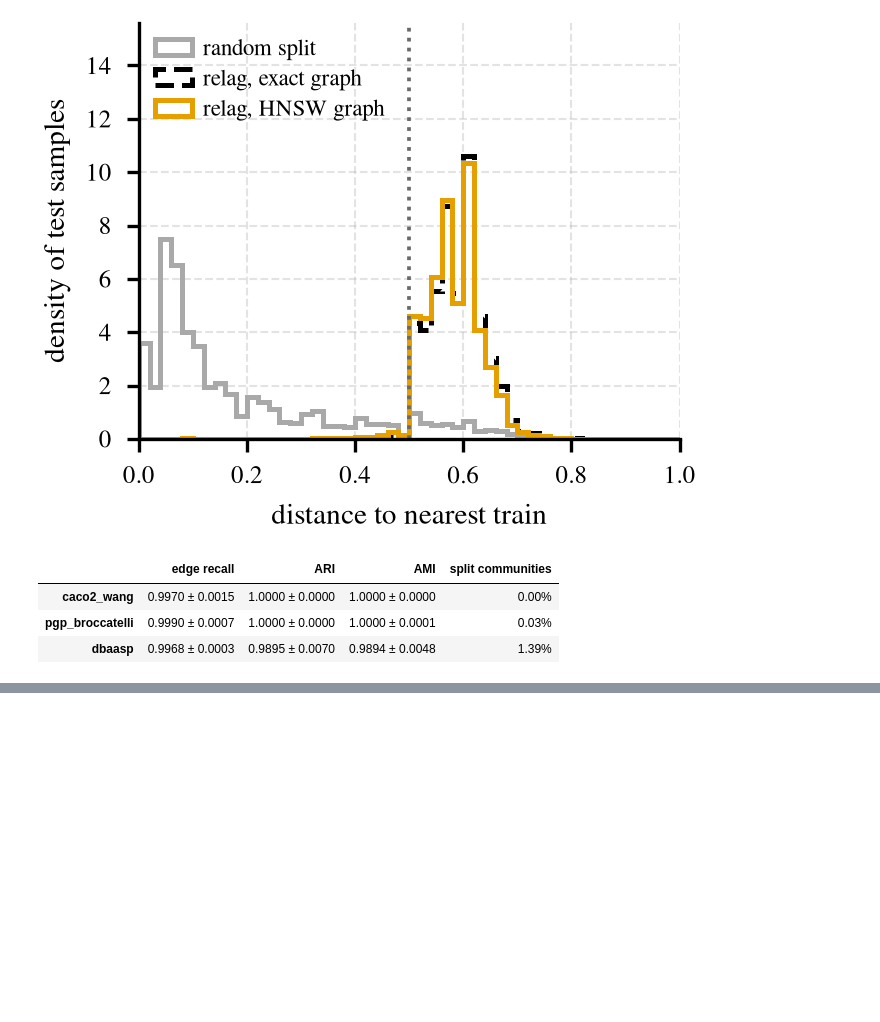
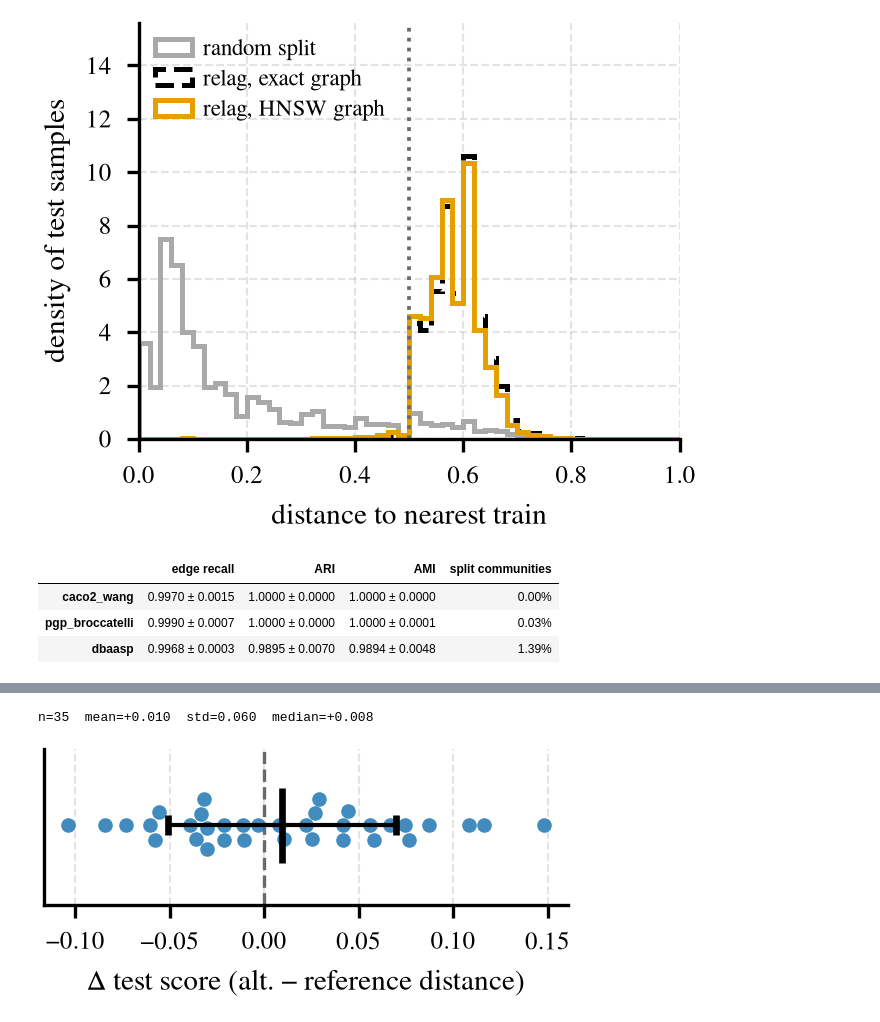
Before and after one commit to anthol42/relag-paper, a Jupyter notebook: notebooks/comparison_figures.ipynb, the cells around one changed output, grey strips where cells are left out. Drawn from its saved outputs; the diff is of its cells as text; code cells hidden in the pictures; blank space fills up the shorter version.

```diff
--- a/notebooks/comparison_figures.ipynb
+++ b/notebooks/comparison_figures.ipynb
@@ -1799,0 +1868,39 @@ fidelity_table
+# %%
+# ---- Distance robustness: swarm of score differences (alt. distance split - reference split) ---------
+# Dots = every (dataset, split seed), seed s of the alt. split paired with seed s of the reference split.
+# Black = mean ± std; dashed = no difference. Horizontal and vertical variants.
+
+import seaborn as sns
+
+dist_delta = pd.DataFrame([{"dataset": DIST_SHORT[n], "delta": a - r}
+                           for n, d in dist_res.items()
+                           for a, r in zip(d["oracle"]["score"], d["reference"]["score"])])
+print(f"n={len(dist_delta)}  mean={dist_delta['delta'].mean():+.3f}  std={dist_delta['delta'].std():.3f}  "
+      f"median={dist_delta['delta'].median():+.3f}")
+
+def plot_delta_swarm(horizontal: bool):
+    size = (FIG_W, FIG_H * 0.55) if horizontal else (FIG_W * 0.45, FIG_H)
+    fig, ax = plt.subplots(figsize=size)
+    v = dist_delta["delta"]
+    if horizontal:
+        sns.swarmplot(x=v, ax=ax, size=3.5, color=DIST_SPLIT_COLOR["oracle"], alpha=0.85, zorder=3)
+        ax.errorbar(v.mean(), 0, xerr=v.std(), fmt="|", ms=18, mew=1.6, lw=1.0, color="black", zorder=4)
+        ax.axvline(0, ls="--", lw=0.8, color="dimgray", zorder=1)
+        ax.set_xlabel("Δ test score (alt. − reference distance)", fontsize=7)
+        ax.set_yticks([])
+    else:
+        sns.swarmplot(y=v, ax=ax, size=3.5, color=DIST_SPLIT_COLOR["oracle"], alpha=0.85, zorder=3)
+        ax.errorbar(0, v.mean(), yerr=v.std(), fmt="_", ms=18, mew=1.6, lw=1.0, color="black", zorder=4)
+        ax.axhline(0, ls="--", lw=0.8, color="dimgray", zorder=1)
+        ax.set_ylabel("Δ test score (alt. − reference distance)", fontsize=7)
+        ax.set_xticks([])
+    ax.tick_params(labelsize=6)
+    fig.tight_layout()
+    return fig
+
+fig = plot_delta_swarm(horizontal=True)
+plt.show()
+save_fig(fig, "distance_robustness_delta_swarm")
+# %% [output]
+n=35  mean=+0.010  std=0.060  median=+0.008
+[figure, added]
```
Also changed, not shown: parts of 2 cells of this notebook, 22 other files.
